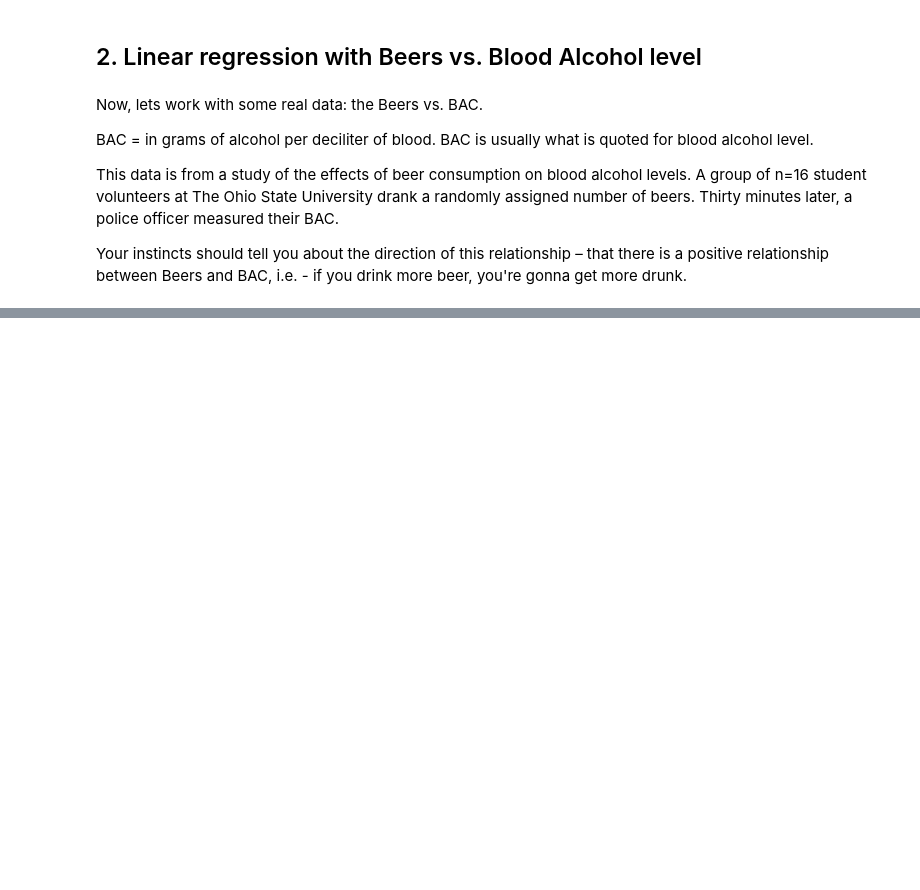
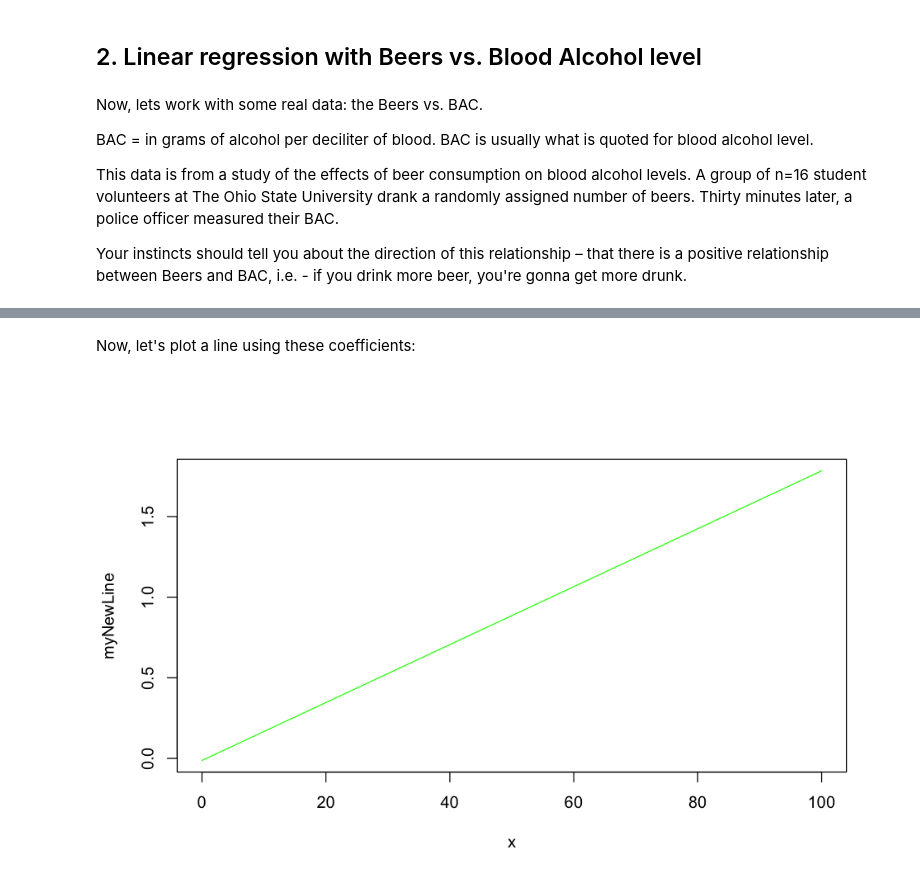
Before and after one commit to jnaiman/is542_spring2020, a Jupyter notebook: week11/prep_linearRegression_part1.ipynb, the cells around one changed output, grey strips where cells are left out. Drawn from its saved outputs; the diff is of its cells as text; code cells hidden in the pictures; blank space fills up the shorter version.

```diff
--- a/week11/prep_linearRegression_part1.ipynb
+++ b/week11/prep_linearRegression_part1.ipynb
@@ -40,0 +115,12 @@ Your instincts should tell you about the direction of this relationship – that
+# %%
+b0 = myLine$coefficients[1] # intercept
+b1 = myLine$coefficients[2] # slope
+# %% [markdown]
+Now, let's plot a line using these coefficients:
+# %%
+x = seq(0, 100) # # of beers
+myNewLine = b0 + b1*x
+
+plot(x, myNewLine, type='l', col="green")
+# %% [output]
+[figure, added]
```
Also changed, not shown: parts of 72 cells of this notebook, 1 other file.
